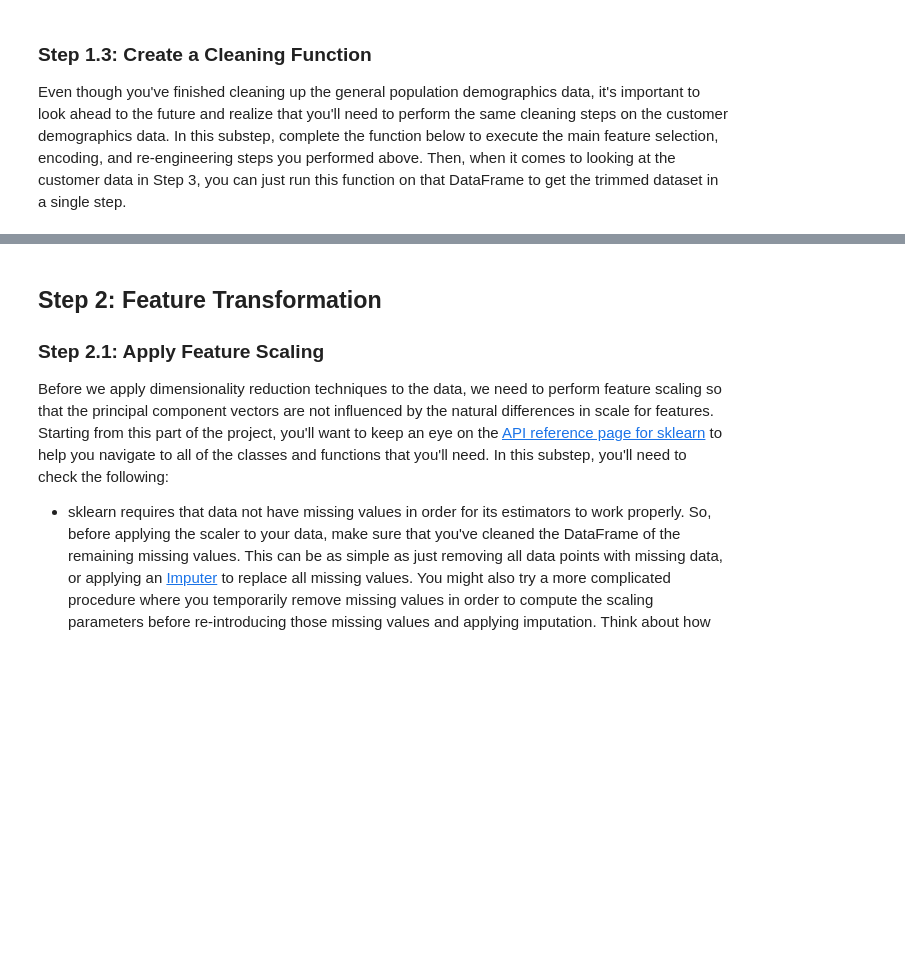
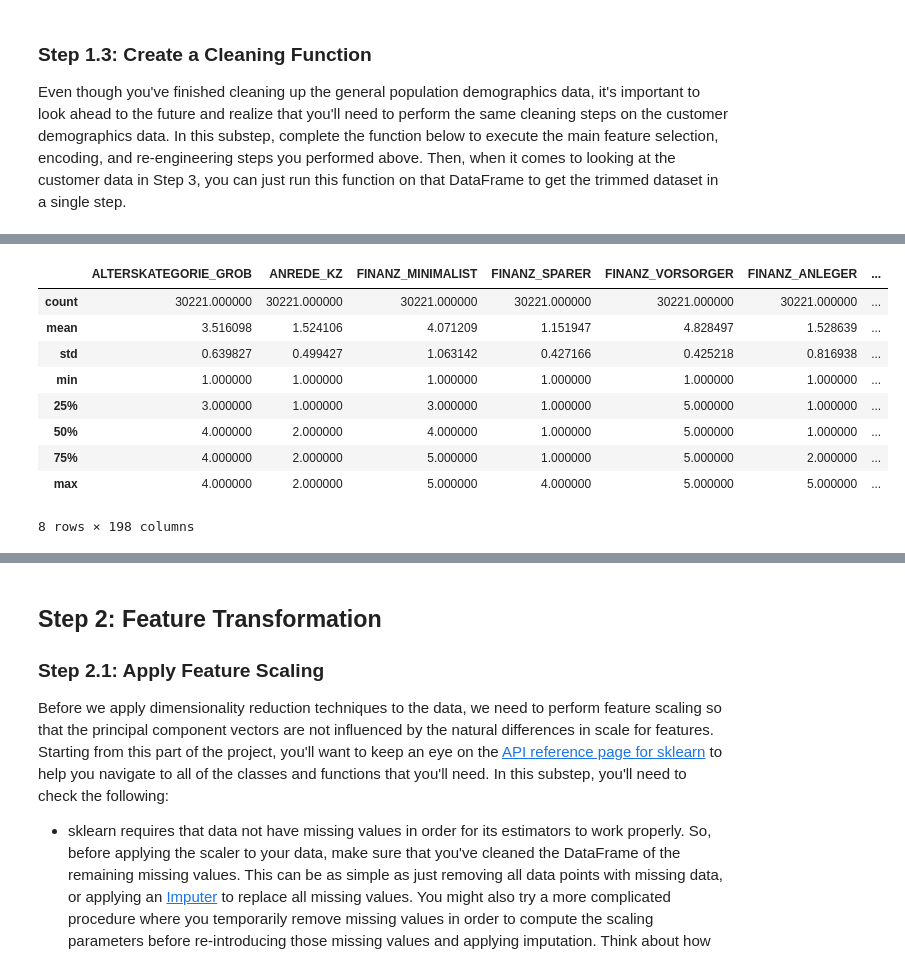
Before and after one commit to jihangshin/udacity, a Jupyter notebook: Identify Customer Segments/Identify_Customer_Segments.ipynb, the cells around one changed output, grey strips where cells are left out. Drawn from its saved outputs; the diff is of its cells as text; code cells hidden in the pictures; blank space fills up the shorter version.

```diff
--- a/Identify Customer Segments/Identify_Customer_Segments.ipynb
+++ b/Identify Customer Segments/Identify_Customer_Segments.ipynb
@@ -540,0 +488,3 @@ Be sure to check `Data_Dictionary.md` for the details needed to finish these tas
+# %%
+#exclude PRAEGENDE_JUGENDJAHRE
+azdias_df_lte_30_dropped = azdias_df_lte_30_dropped.drop('PRAEGENDE_JUGENDJAHRE', 1)
@@ -540,0 +503,10 @@ Be sure to check `Data_Dictionary.md` for the details needed to finish these tas
+# %%
+# Investigate "CAMEO_INTL_2015" and engineer two new variables.
+tens = []
+ones = []
+for val in azdias_df_lte_30_dropped['CAMEO_INTL_2015']:
+    tens.append(int(val[0]))
+    ones.append(int(val[1]))
+
+azdias_df_lte_30_dropped['tens'] = tens
+azdias_df_lte_30_dropped['ones'] = ones
@@ -540,0 +522,3 @@ Be sure to check `Data_Dictionary.md` for the details needed to finish these tas
+# %%
+#exclude CAMEO_INTL_2015
+azdias_df_lte_30_dropped = azdias_df_lte_30_dropped.drop('CAMEO_INTL_2015', 1)
@@ -540,0 +542,10 @@ Be sure to check `Data_Dictionary.md` for the details needed to finish these tas
+# %%
+#exclude all other mixed type
+mixed_df = feat_info_df[feat_info_df['type'] == 'mixed']
+mixed_attr = []
+for attribute in mixed_df['attribute']:
+    mixed_attr.append(attribute)
+    try:
+        azdias_df_lte_30_dropped = azdias_df_lte_30_dropped.drop(attribute, 1)
+    except KeyError:
+        print(attribute, "was already excluded")
@@ -584,0 +687,13 @@ def clean_data(df):
+# %%
+azdias_df_lte_30_dropped.describe()
+# %% [output]
+|  | ALTERSKATEGORIE_GROB | ANREDE_KZ | FINANZ_MINIMALIST | FINANZ_SPARER | FINANZ_VORSORGER | FINANZ_ANLEGER | ... |
+| count | 30221.000000 | 30221.000000 | 30221.000000 | 30221.000000 | 30221.000000 | 30221.000000 | ... |
+| mean | 3.516098 | 1.524106 | 4.071209 | 1.151947 | 4.828497 | 1.528639 | ... |
+| std | 0.639827 | 0.499427 | 1.063142 | 0.427166 | 0.425218 | 0.816938 | ... |
+| min | 1.000000 | 1.000000 | 1.000000 | 1.000000 | 1.000000 | 1.000000 | ... |
+| 25% | 3.000000 | 1.000000 | 3.000000 | 1.000000 | 5.000000 | 1.000000 | ... |
+| 50% | 4.000000 | 2.000000 | 4.000000 | 1.000000 | 5.000000 | 1.000000 | ... |
+| 75% | 4.000000 | 2.000000 | 5.000000 | 1.000000 | 5.000000 | 2.000000 | ... |
+| max | 4.000000 | 2.000000 | 5.000000 | 4.000000 | 5.000000 | 5.000000 | ... |
+8 rows × 198 columns
```
Also changed, not shown: parts of 38 cells of this notebook, 2 other files.
